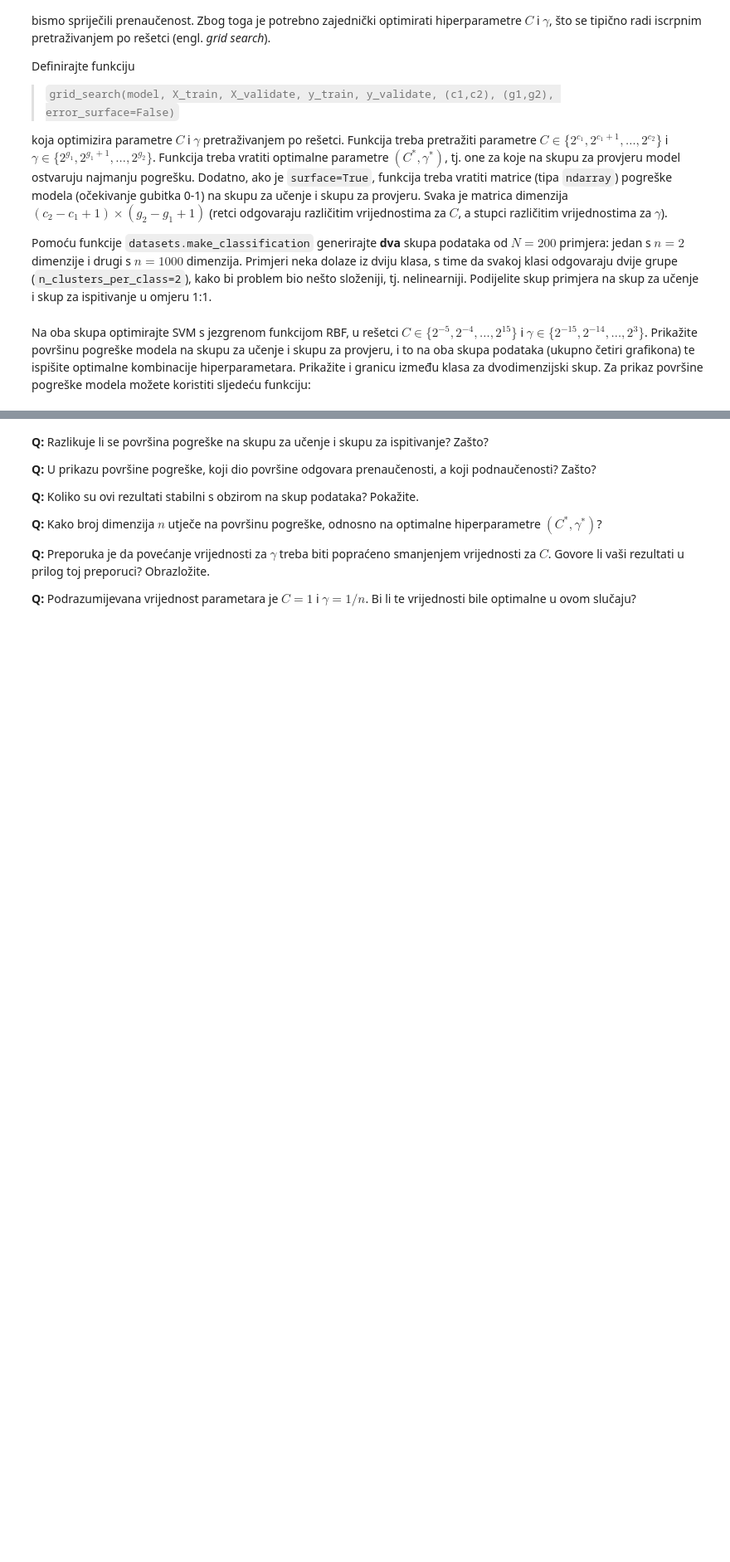
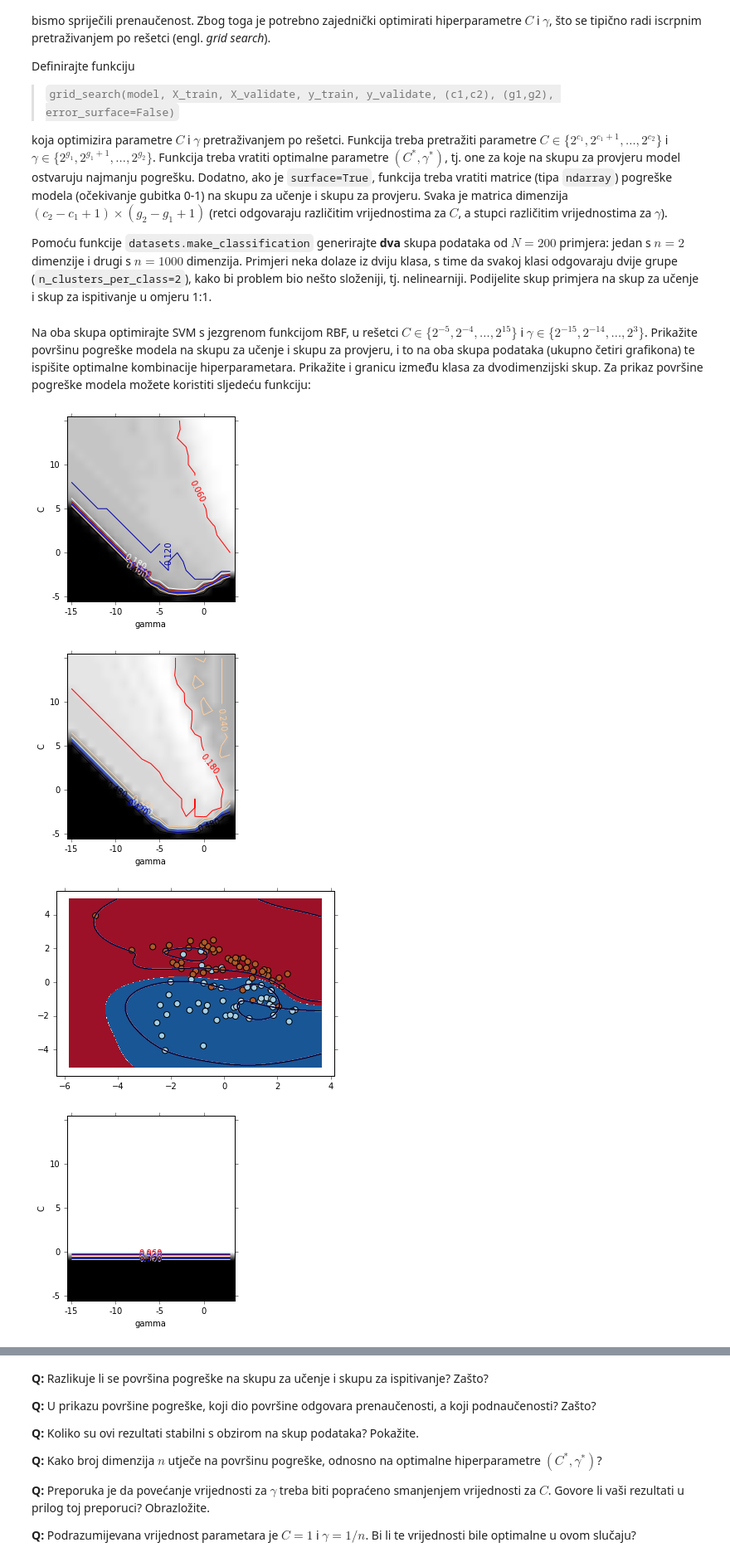
Before and after one commit to antifriz/sedmestar, a Jupyter notebook: su/lab4/SU-2015-LAB3.ipynb, the cells around one changed output, grey strips where cells are left out. Shown at 83% size. Drawn from its saved outputs; the diff is of its cells as text; code cells hidden in the pictures; blank space fills up the shorter version.

```diff
--- a/su/lab4/SU-2015-LAB3.ipynb
+++ b/su/lab4/SU-2015-LAB3.ipynb
@@ -481,6 +481,31 @@ def plot_error_surface(err,(c1,c2),(g1,g2)) :
     imshow(1-err, interpolation='bilinear', origin='lower',cmap=cm.gray)
     clabel(p, inline=1, fontsize=10);
     show();
-# %%
-def grid_search(model, X_train, X_validate, y_train, y_validate, (c1,c2), (g1,g2), error_surface=False):
-    for C, gamma in itertools.product()
+# %%
+def grid_search(model, X_train, X_validate, y_train, y_validate, (c1,c2), (g1,g2), error_surface=False):
+    surf_train = np.zeros((c2-c1+1,g2-g1+1))
+    surf_valid = surf_train.copy()
+    for c, g in itertools.product(np.arange(c1,c2+1),np.arange(g1,g2+1)):
+        model = SVC(kernel='rbf',C=2**c,gamma= 2**g)
+        model.fit(X_train,y_train)
+        surf_train[c-c1,g-g1] = zero_one_loss(y_train,model.predict(X_train))
+        surf_valid[c-c1,g-g1] = zero_one_loss(y_validate, model.predict(X_validate))
+    arg = np.unravel_index(surf_valid.argmin(), surf_valid.shape)
+    return 2**(arg[0]+c1), 2**(arg[1]+g1),surf_train,surf_valid
+
+cs,gs = (-5,15),(-15,3)
+for n in [2,1000]:
+    Xmain, ymain = make_classification(n_samples=200,n_features=n, n_clusters_per_class=2,n_redundant=0,n_informative=n,random_state=69)
+    Xtrain, Xtest, ytrain, ytest =train_test_split(Xmain,ymain,test_size=0.5,random_state=69)
+    C,gamma,surf_train,surf_valid = grid_search(model,Xtrain,Xtest,ytrain,ytest,cs,gs,error_surface=True)
+    plot_error_surface(surf_train,cs,gs)
+    plot_error_surface(surf_valid,cs,gs)
+    if Xtrain.shape[1] == 2:
+        model = SVC(kernel='rbf',C=C,gamma=gamma)
+        model.fit(Xtrain,ytrain)
+        plot_problem(Xtrain, ytrain, model.predict, margin=model.decision_function), plt.show()
+# %% [output]
+[figure, added]
+[figure, added]
+[figure, added]
+[figure, added]
```
Also changed, not shown: parts of 1 cell of this notebook.
